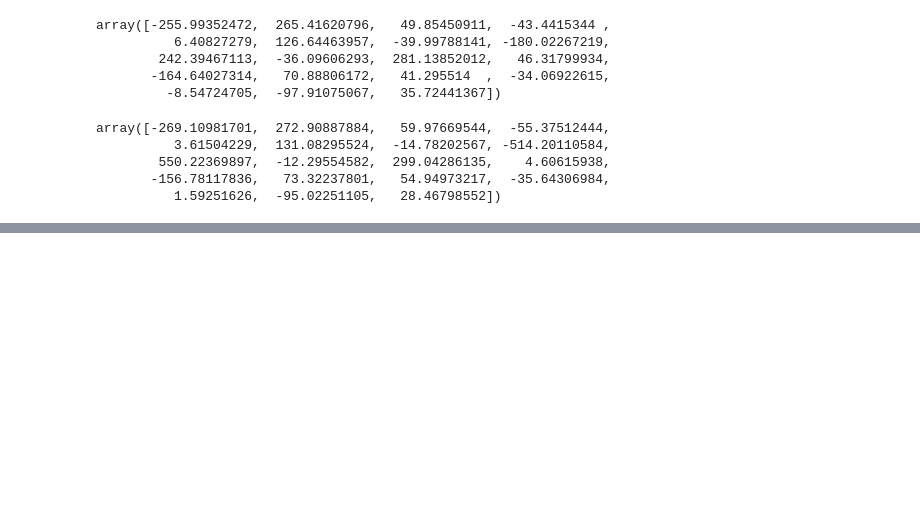
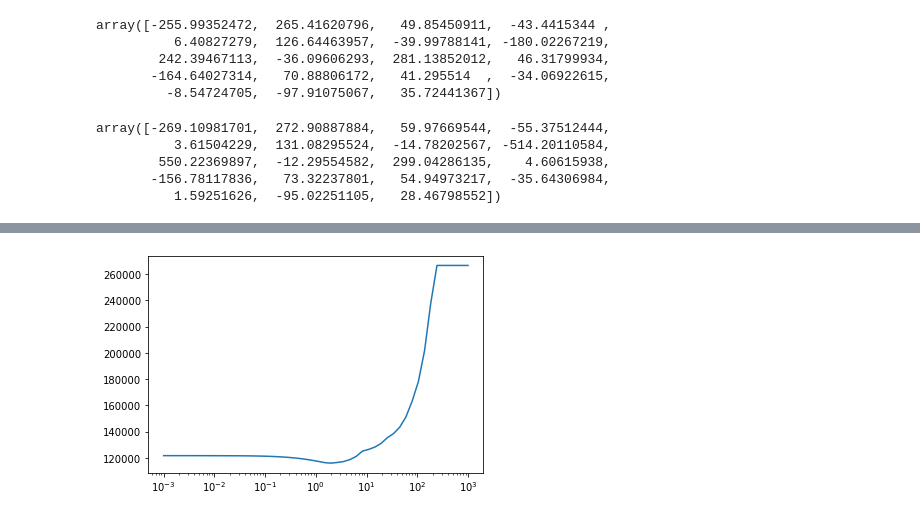
Before and after one commit to shu-suzuki-1124/machine_learning_practice, a Jupyter notebook: lesson8.ipynb, the cells around one changed output, grey strips where cells are left out. Saved outputs shown, nothing was run; the diff lists cells and outputs as text; code cells hidden in the pictures; blank space fills up the shorter version.

```diff
--- a/lesson8.ipynb
+++ b/lesson8.ipynb
@@ -68,0 +120,17 @@ array([-269.10981701,  272.90887884,   59.97669544,  -55.37512444,
+# %%
+alphas = np.logspace(-3, 3)
+mse_list = []
+coefs = []
+
+for alpha in alphas:
+    model = Lasso(alpha)
+    model.fit(X_train, y_train)
+    y_pred = model.predict(X_test)
+    mse = mean_squared_error(y_test, y_pred)
+    mse_list.append(mse)
+    coefs.append(model.coef_)
+# %%
+plt.plot(alphas, mse_list)
+plt.xscale('log')
+# %% [output]
+[figure, added]
```
Also changed, not shown: parts of 14 cells of this notebook.
